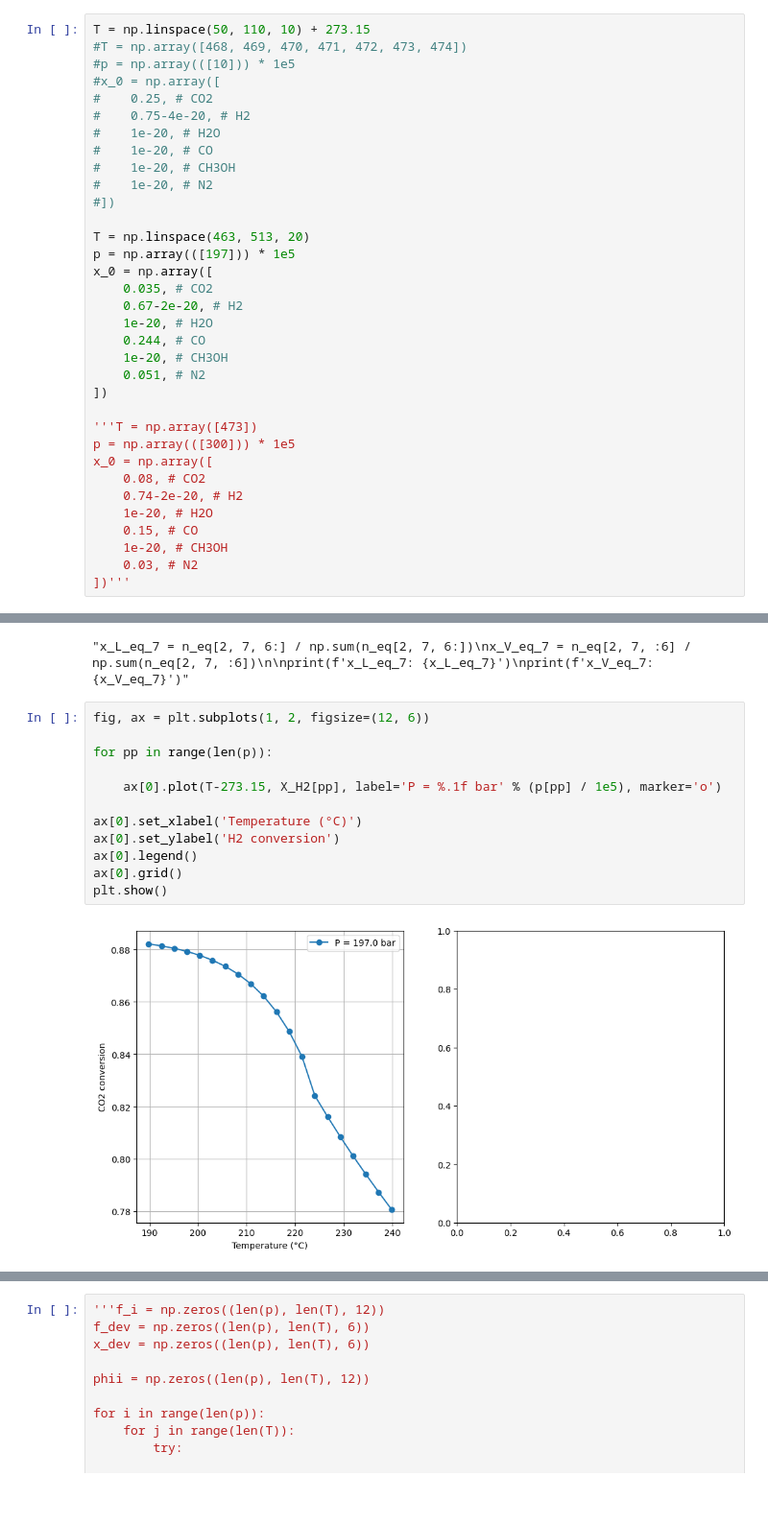
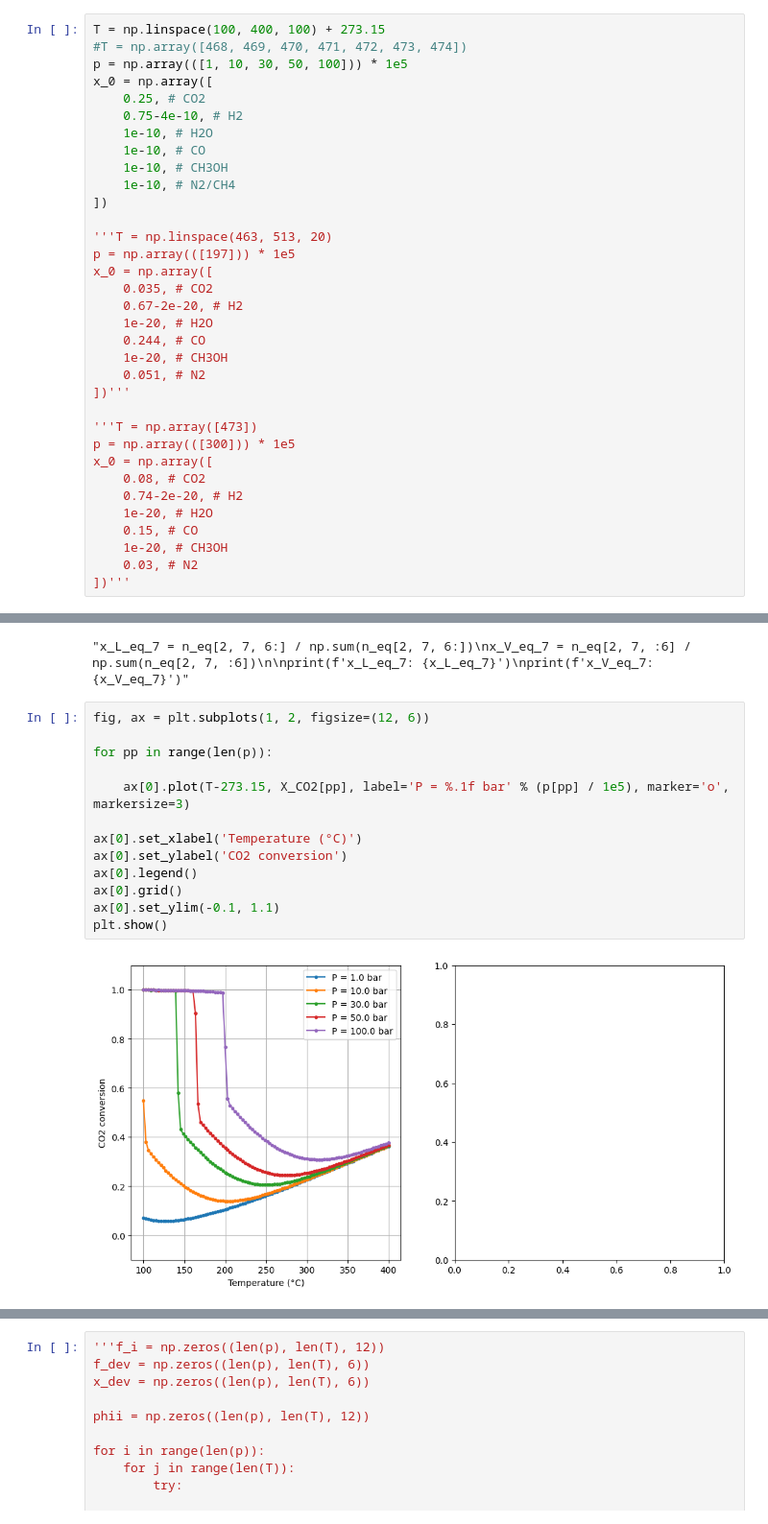
Before and after one commit to ChemRxnEngLab/GibbsEnergyMinimizationModel, a Jupyter notebook: PhaseStabilityTests/test.ipynb, the cells around one changed output, grey strips where cells are left out. Shown at 96% size. Saved outputs shown, nothing was run; the diff lists cells and outputs as text; blank space fills up the shorter version.

```diff
--- a/PhaseStabilityTests/test.ipynb
+++ b/PhaseStabilityTests/test.ipynb
@@ -10,17 +12,17 @@ from PhaseStability import tpd, min_tpd, min_TPD
 # %%
-T = np.linspace(50, 110, 10) + 273.15
+T = np.linspace(100, 400, 100) + 273.15
 #T = np.array([468, 469, 470, 471, 472, 473, 474])
-#p = np.array(([10])) * 1e5
-#x_0 = np.array([
-#    0.25, # CO2
-#    0.75-4e-20, # H2
-#    1e-20, # H2O
-#    1e-20, # CO
-#    1e-20, # CH3OH
-#    1e-20, # N2
-#])
+p = np.array(([1, 10, 30, 50, 100])) * 1e5
+x_0 = np.array([
+    0.25, # CO2
+    0.75-4e-10, # H2
+    1e-10, # H2O
+    1e-10, # CO
+    1e-10, # CH3OH
+    1e-10, # N2/CH4
+])
 
-T = np.linspace(463, 513, 20)
+'''T = np.linspace(463, 513, 20)
 p = np.array(([197])) * 1e5
 x_0 = np.array([
     0.035, # CO2
@@ -29,7 +31,7 @@ x_0 = np.array([
     0.244, # CO
     1e-20, # CH3OH
     0.051, # N2
-])
+])'''
 
 '''T = np.array([473])
 p = np.array(([300])) * 1e5
@@ -150,14 +170,15 @@ print(f'x_V_eq_7: {x_V_eq_7}')'''
 # %%
 fig, ax = plt.subplots(1, 2, figsize=(12, 6))
 
 for pp in range(len(p)):
 
-    ax[0].plot(T-273.15, X_H2[pp], label='P = %.1f bar' % (p[pp] / 1e5), marker='o')
+    ax[0].plot(T-273.15, X_CO2[pp], label='P = %.1f bar' % (p[pp] / 1e5), marker='o', markersize=3)
 
 ax[0].set_xlabel('Temperature (°C)')
-ax[0].set_ylabel('H2 conversion')
+ax[0].set_ylabel('CO2 conversion')
 ax[0].legend()
 ax[0].grid()
+ax[0].set_ylim(-0.1, 1.1)
 plt.show()
 # %% [output]
-[figure, old version]
+[figure, new version]
```
Also changed, not shown: parts of 32 cells of this notebook, 5 other files.
